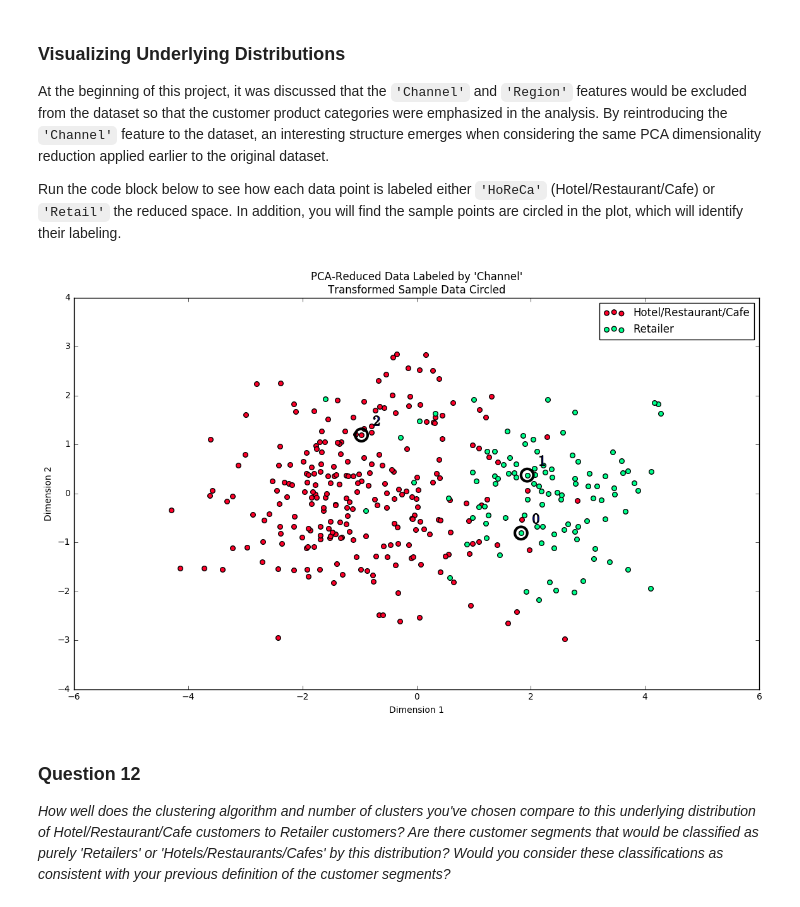
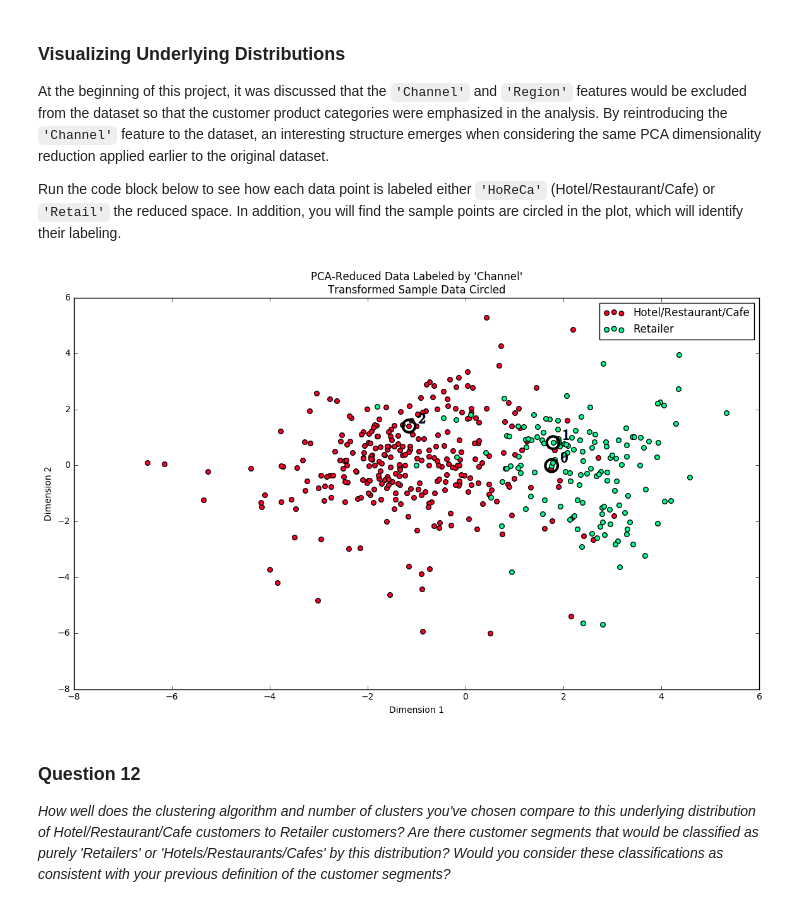
Before and after one commit to kadiru/udacity-mlnd-projects, a Jupyter notebook: customer_segments/customer_segments.ipynb, the cells around one changed output. Saved outputs shown, nothing was run; the diff lists cells and outputs as text; code cells hidden in the pictures.

```diff
--- a/customer_segments/customer_segments.ipynb
+++ b/customer_segments/customer_segments.ipynb
@@ -229,7 +264,7 @@ for feature in log_data.keys():
     Q3 = np.percentile(log_data[feature], 75)
 
     # TODO: Use the interquartile range to calculate an outlier step (1.5 times the interquartile range)
-    step = Q3 - Q1
+    step = 1.5 * (Q3 - Q1)
 
     # Display the outliers
     print "Data points considered outliers for the feature '{}':".format(feature)
@@ -238,9 +273,7 @@ for feature in log_data.keys():
 
 # OPTIONAL: Select the indices for data points you wish to remove
 print outliers
-
-# Remove the outliers, if any were specified
-good_data = log_data.drop(log_data.index[outliers]).reset_index(drop = True)
+print "number of outliers with repeating indices: " + str(len(outliers))
 # %% [output]
 Data points considered outliers for the feature 'Fresh':
 |  | Fresh | Milk | Grocery | Frozen | Detergents_Paper | Delicatessen |
@@ -354,6 +356,14 @@ for outlier in outliers:
 import operator
 sorted_id2cnt = sorted(id2cnt.items(), key=operator.itemgetter(1), reverse=True)
 print sorted_id2cnt
-# for key, value in sorted_id2cnt:
-#     print str(key) + "->" + str(value)
+removed_outliers = []
+for key, value in sorted_id2cnt:
+    #only remove the outliers that are repeated more than once
+    if value <=1:
+        break
+    print str(key) + "->" + str(value)
+    removed_outliers.append(key)
+
+# Remove the outliers, if any were specified
+good_data = log_data.drop(log_data.index[removed_outliers]).reset_index(drop = True)
 # %% [output]
@@ -605,9 +740,9 @@ At the beginning of this project, it was discussed that the `'Channel'` and `'Re
 Run the code block below to see how each data point is labeled either `'HoReCa'` (Hotel/Restaurant/Cafe) or `'Retail'` the reduced space. In addition, you will find the sample points are circled in the plot, which will identify their labeling.
 # %%
 # Display the clustering results based on 'Channel' data
-vs.channel_results(reduced_data, outliers, pca_samples)
+vs.channel_results(reduced_data, removed_outliers, pca_samples)
 # %% [output]
-[figure, old version]
+[figure, new version]
 # %% [markdown]
 ### Question 12
 *How well does the clustering algorithm and number of clusters you've chosen compare to this underlying distribution of Hotel/Restaurant/Cafe customers to Retailer customers? Are there customer segments that would be classified as purely 'Retailers' or 'Hotels/Restaurants/Cafes' by this distribution? Would you consider these classifications as consistent with your previous definition of the customer segments?*
```
Also changed, not shown: parts of 37 cells of this notebook, 1 other file.
